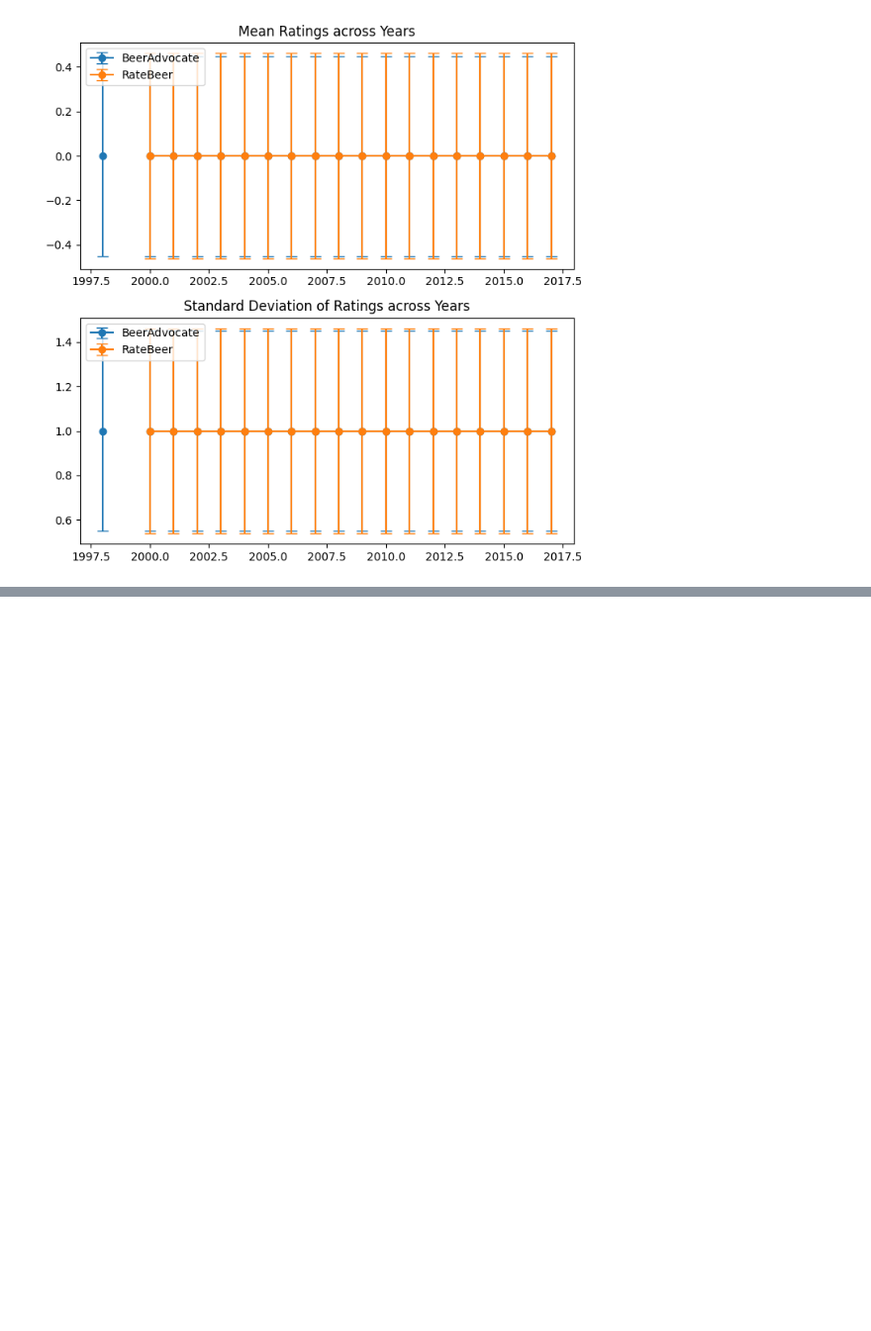
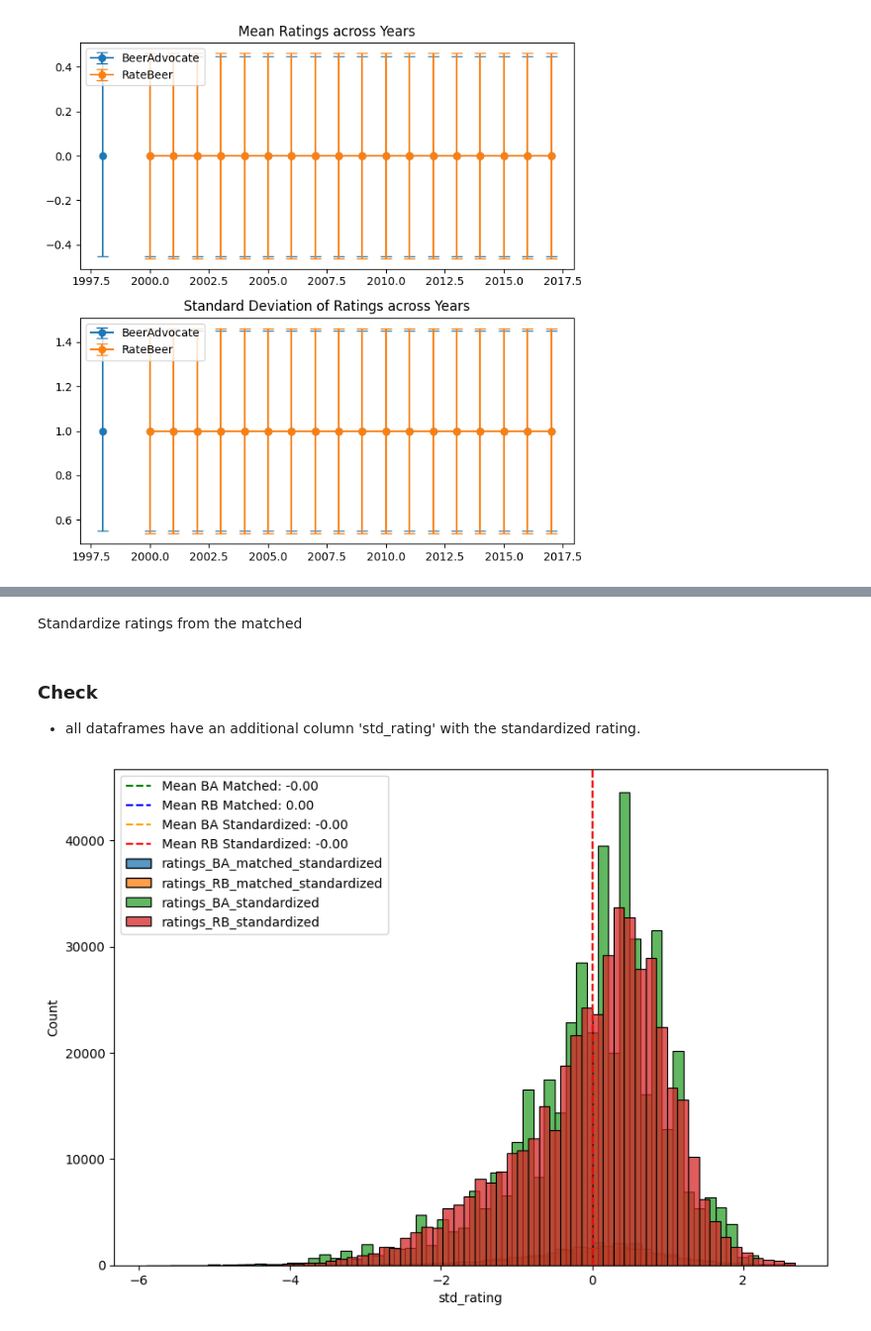
Before and after one commit to epfl-ada/ada-2023-project-laremontada61, a Jupyter notebook: loading_and_preprocessing.ipynb, the cells around one changed output, grey strips where cells are left out. Shown at 99% size. Saved outputs shown, nothing was run; the diff lists cells and outputs as text; code cells hidden in the pictures; blank space fills up the shorter version.

```diff
--- a/loading_and_preprocessing.ipynb
+++ b/loading_and_preprocessing.ipynb
@@ -278,3 +278,25 @@ def add_time_features(df):
     df_time['year'] = pd.to_datetime(df_time['date']).dt.year
 
     return df_time
+
+def standardize_annually_ratings(df):
+    """
+    Standardizes the ratings annually and per website.
+
+    Parameters
+    ----------
+    df : DataFrame
+        Containing all data
+
+    Returns
+    -------
+    df : DataFrame
+        Containing all data with standardized ratings with additional column 'standardized_rating'.
+
+    """
+    df_copy = df.copy()
+    grouped = df_copy.groupby('year')['rating'].agg(['mean', 'std'])
+    df_copy = pd.merge(df_copy, grouped, left_on='year', right_index=True)
+    df_copy['std_rating'] = (df_copy['rating'] - df_copy['mean']) / df_copy['std']
+
+    return df_copy, grouped
@@ -398,0 +355,2 @@ plot_features_2df(ratings_BA_standardized, ratings_RB_standardized, "Distributio
+# %% [markdown]
+Standardize ratings from the matched
@@ -398,0 +382,28 @@ plot_features_2df(ratings_BA_standardized, ratings_RB_standardized, "Distributio
+# %% [markdown]
+### Check
+
+- all dataframes have an additional column 'std_rating' with the standardized rating.
+# %%
+# Compute mean values for each distribution
+mean_rating_BA_matched = ratings_matched_BA_standardized['std_rating'].mean()
+mean_rating_RB_matched = ratings_matched_RB_standardized['std_rating'].mean()
+mean_rating_BA_standardized = ratings_BA_standardized['std_rating'].mean()
+mean_rating_RB_standardized = ratings_RB_standardized['std_rating'].mean()
+
+
+plt.figure(figsize=(10, 7))
+sns.histplot(data=ratings_matched_BA_standardized['std_rating'], bins=50, label = 'ratings_BA_matched_standardized')
+sns.histplot(data=ratings_matched_RB_standardized['std_rating'], bins=50, label = 'ratings_RB_matched_standardized')
+sns.histplot(data=ratings_BA_standardized['std_rating'], bins=50, label = 'ratings_BA_standardized')
+sns.histplot(data=ratings_RB_standardized['std_rating'], bins=50, label = 'ratings_RB_standardized')
+
+# Plot vertical lines for mean values
+plt.axvline(x=mean_rating_BA_matched, color='green', linestyle='--', label=f'Mean BA Matched: {mean_rating_BA_matched:.2f}')
+plt.axvline(x=mean_rating_RB_matched, color='blue', linestyle='--', label=f'Mean RB Matched: {mean_rating_RB_matched:.2f}')
+plt.axvline(x=mean_rating_BA_standardized, color='orange', linestyle='--', label=f'Mean BA Standardized: {mean_rating_BA_standardized:.2f}')
+plt.axvline(x=mean_rating_RB_standardized, color='red', linestyle='--', label=f'Mean RB Standardized: {mean_rating_RB_standardized:.2f}')
+
+plt.legend()
+plt.show()
+# %% [output]
+[figure, added]
```
Also changed, not shown: parts of 41 cells of this notebook.
